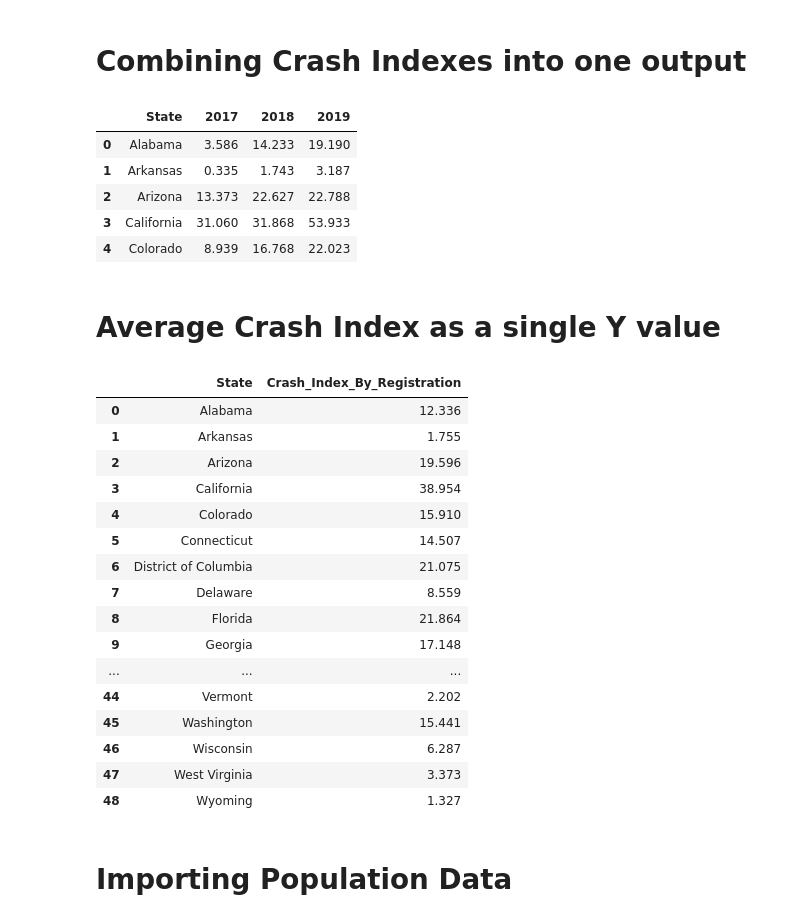
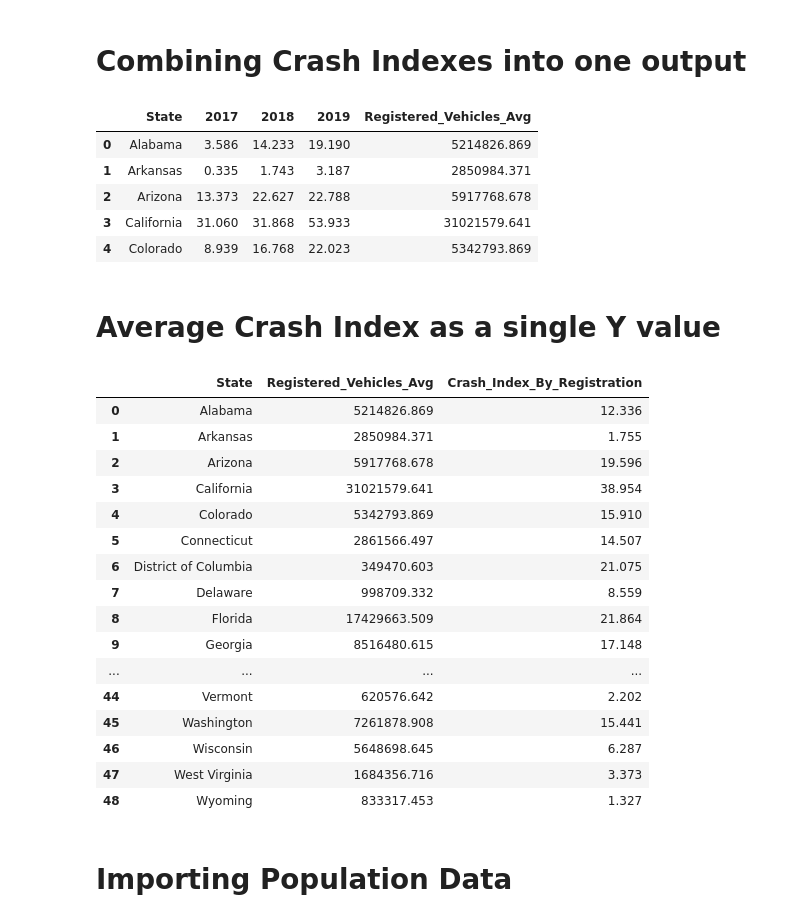
Before and after one commit to smyoung88/DA_G2_Final_Project, a Jupyter notebook: Vellios/Accidents_by_Year.ipynb, the cells around one changed output. Drawn from its saved outputs; the diff is of its cells as text; code cells hidden in the pictures.

Commit message:
updating state_grouped data

```diff
--- a/Vellios/Accidents_by_Year.ipynb
+++ b/Vellios/Accidents_by_Year.ipynb
@@ -222,6 +222,8 @@ nineteen.head()
 | 2 | Arizona | 13633 | 5982559.286 | 3 | 10400 | 2379 | 851 | ... |
 | 3 | California | 168526 | 31247270.046 | 9 | 140611 | 26024 | 1882 | ... |
 | 4 | Colorado | 11920 | 5412403.746 | 1 | 4254 | 6455 | 1210 | ... |
+# %%
+avg_registered_vehicles = (seventeen['Registered_Vehicles'] + eighteen['Registered_Vehicles'] + nineteen['Registered_Vehicles']) / 3
 # %%
 for i in list(seventeen.index):
     if i not in list(eighteen.index):
@@ -233,16 +235,17 @@ for i in list(seventeen.index):
 # %%
 index_by_state = pd.DataFrame({'State':seventeen['State'].to_list(),
             '2017':seventeen['Crash_Index'].to_list(),
             '2018':eighteen['Crash_Index'].to_list(),
-            '2019':nineteen['Crash_Index'].to_list()})
+            '2019':nineteen['Crash_Index'].to_list(),
+            'Registered_Vehicles_Avg':avg_registered_vehicles})
 index_by_state.head()
 # %% [output]
-|  | State | 2017 | 2018 | 2019 |
-| 0 | Alabama | 3.586 | 14.233 | 19.190 |
-| 1 | Arkansas | 0.335 | 1.743 | 3.187 |
-| 2 | Arizona | 13.373 | 22.627 | 22.788 |
-| 3 | California | 31.060 | 31.868 | 53.933 |
-| 4 | Colorado | 8.939 | 16.768 | 22.023 |
+|  | State | 2017 | 2018 | 2019 | Registered_Vehicles_Avg |
+| 0 | Alabama | 3.586 | 14.233 | 19.190 | 5214826.869 |
+| 1 | Arkansas | 0.335 | 1.743 | 3.187 | 2850984.371 |
+| 2 | Arizona | 13.373 | 22.627 | 22.788 | 5917768.678 |
+| 3 | California | 31.060 | 31.868 | 53.933 | 31021579.641 |
+| 4 | Colorado | 8.939 | 16.768 | 22.023 | 5342793.869 |
 # %% [markdown]
 # Average Crash Index as a single Y value
 # %%
@@ -250,23 +253,23 @@ index_by_state['Crash_Index_By_Registration'] = (index_by_state['2017'] + index_
 index_by_state = index_by_state.drop(columns = ['2017','2018', '2019'])
 index_by_state
 # %% [output]
-|  | State | Crash_Index_By_Registration |
-| 0 | Alabama | 12.336 |
-| 1 | Arkansas | 1.755 |
-| 2 | Arizona | 19.596 |
-| 3 | California | 38.954 |
-| 4 | Colorado | 15.910 |
-| 5 | Connecticut | 14.507 |
-| 6 | District of Columbia | 21.075 |
-| 7 | Delaware | 8.559 |
-| 8 | Florida | 21.864 |
-| 9 | Georgia | 17.148 |
-| ... | ... | ... |
-| 44 | Vermont | 2.202 |
-| 45 | Washington | 15.441 |
-| 46 | Wisconsin | 6.287 |
-| 47 | West Virginia | 3.373 |
-| 48 | Wyoming | 1.327 |
+|  | State | Registered_Vehicles_Avg | Crash_Index_By_Registration |
+| 0 | Alabama | 5214826.869 | 12.336 |
+| 1 | Arkansas | 2850984.371 | 1.755 |
+| 2 | Arizona | 5917768.678 | 19.596 |
+| 3 | California | 31021579.641 | 38.954 |
+| 4 | Colorado | 5342793.869 | 15.910 |
+| 5 | Connecticut | 2861566.497 | 14.507 |
+| 6 | District of Columbia | 349470.603 | 21.075 |
+| 7 | Delaware | 998709.332 | 8.559 |
+| 8 | Florida | 17429663.509 | 21.864 |
+| 9 | Georgia | 8516480.615 | 17.148 |
+| ... | ... | ... | ... |
+| 44 | Vermont | 620576.642 | 2.202 |
+| 45 | Washington | 7261878.908 | 15.441 |
+| 46 | Wisconsin | 5648698.645 | 6.287 |
+| 47 | West Virginia | 1684356.716 | 3.373 |
+| 48 | Wyoming | 833317.453 | 1.327 |
 # %% [markdown]
 # Importing Population Data
 # %%
```
Also changed, not shown: parts of 16 cells of this notebook.
